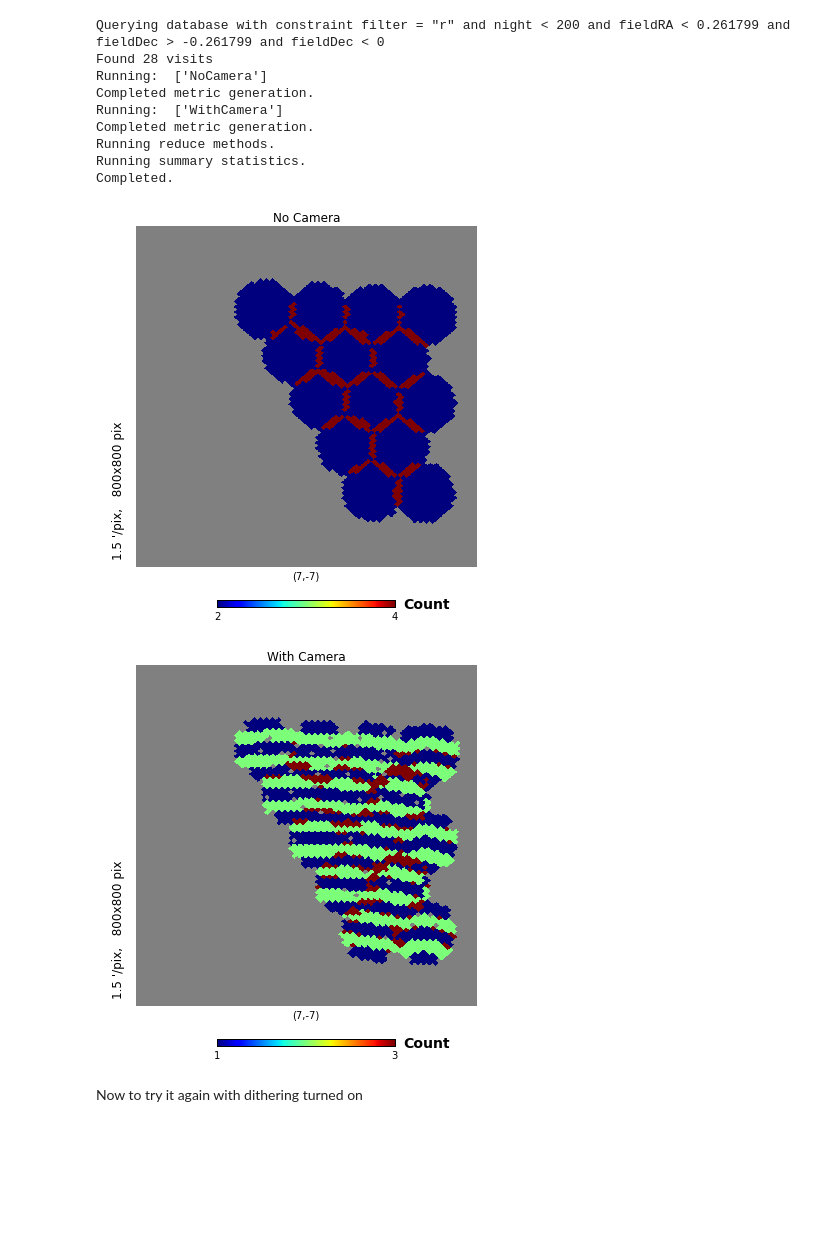
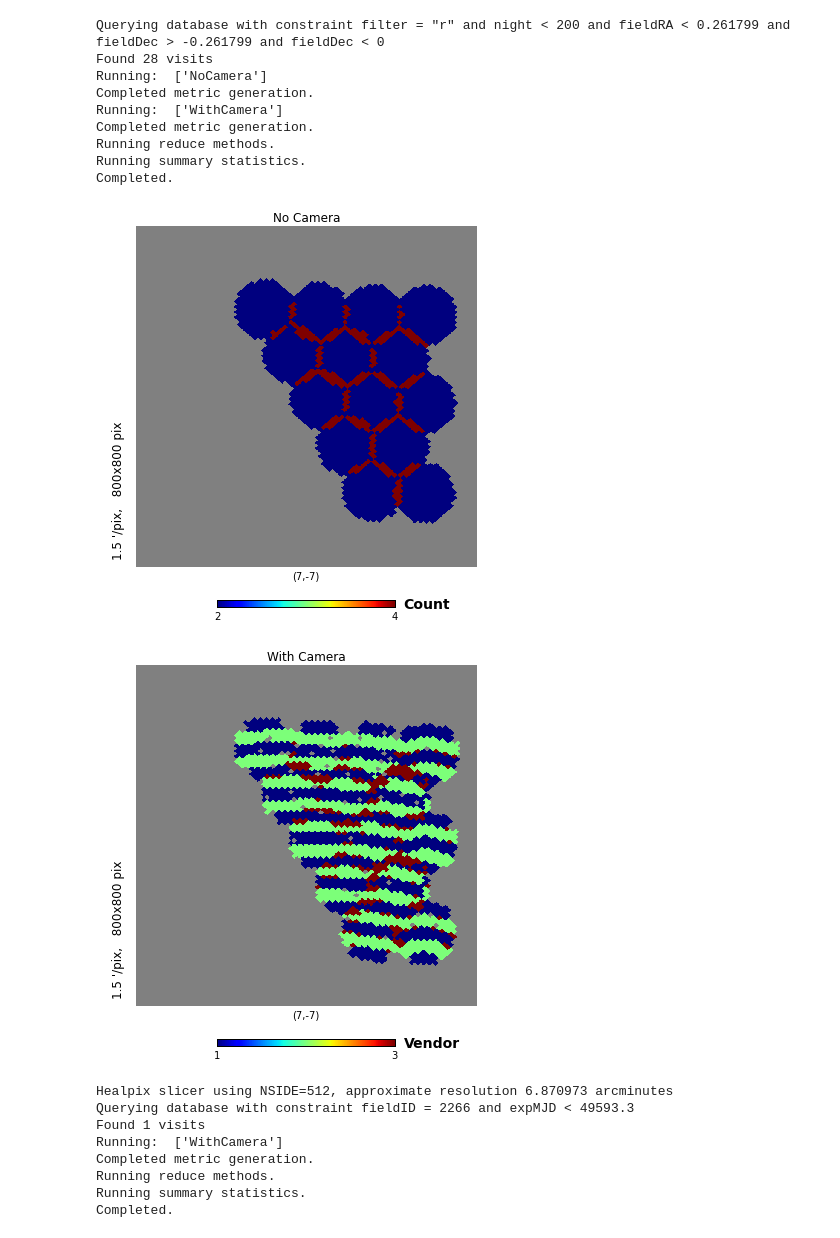
Before and after one commit to yoachim/ScratchStuff, a Jupyter notebook: notebooks/vendorChips.ipynb, the cells around one changed output. Drawn from its saved outputs; the diff is of its cells as text; code cells hidden in the pictures; blank space fills up the shorter version.

Commit message:
update vendor notebook

```diff
--- a/notebooks/vendorChips.ipynb
+++ b/notebooks/vendorChips.ipynb
@@ -22,7 +22,7 @@ opsdb = db.OpsimDatabase(database)
 outDir = 'Vendor'
 resultsDb = db.ResultsDb(outDir=outDir)
 # %%
-nside=256
+nside=128
 metric1 = metrics.CountMetric('expMJD')
 metric2 = metrics.ChipVendorMetric('expMJD')
 slicer = slicers.HealpixSlicer(nside=nside)
@@ -49,9 +49,25 @@ Completed.
 # %%
 import healpy as hp
 hp.gnomview(bundle1.metricValues, xsize=800,ysize=800, rot=(7,-7,0), title='No Camera', unit='Count')
-hp.gnomview(bundle2.metricValues, xsize=800,ysize=800, rot=(7,-7,0),title='With Camera', unit='Count')
+hp.gnomview(bundle2.metricValues, xsize=800,ysize=800, rot=(7,-7,0),title='With Camera', unit='Vendor')
 # %% [output]
 [figure]
-[figure, old version]
+[figure, new version]
-# %% [markdown]
-Now to try it again with dithering turned on
+# %%
+# Check to see what my vendor pattern looks like on a single chip
+nside=512
+slicer2 = slicers.HealpixSlicer(nside=nside, useCamera=True, radius=1.9)
+sqlWhere = 'fieldID = 2266 and expMJD < 49593.3'
+bundle2 = metricBundles.MetricBundle(metric2,slicer2,sqlWhere, summaryMetrics=summaryMetrics)
+bg = metricBundles.MetricBundleGroup({'WithCamera':bundle2},opsdb, outDir=outDir,
+                                     resultsDb=resultsDb)
+bg.runAll()
+# %% [output]
+Healpix slicer using NSIDE=512, approximate resolution 6.870973 arcminutes
+Querying database with constraint fieldID = 2266 and expMJD < 49593.3
+Found 1 visits
+Running:  ['WithCamera']
+Completed metric generation.
+Running reduce methods.
+Running summary statistics.
+Completed.
```
Also changed, not shown: parts of 1 cell of this notebook.
